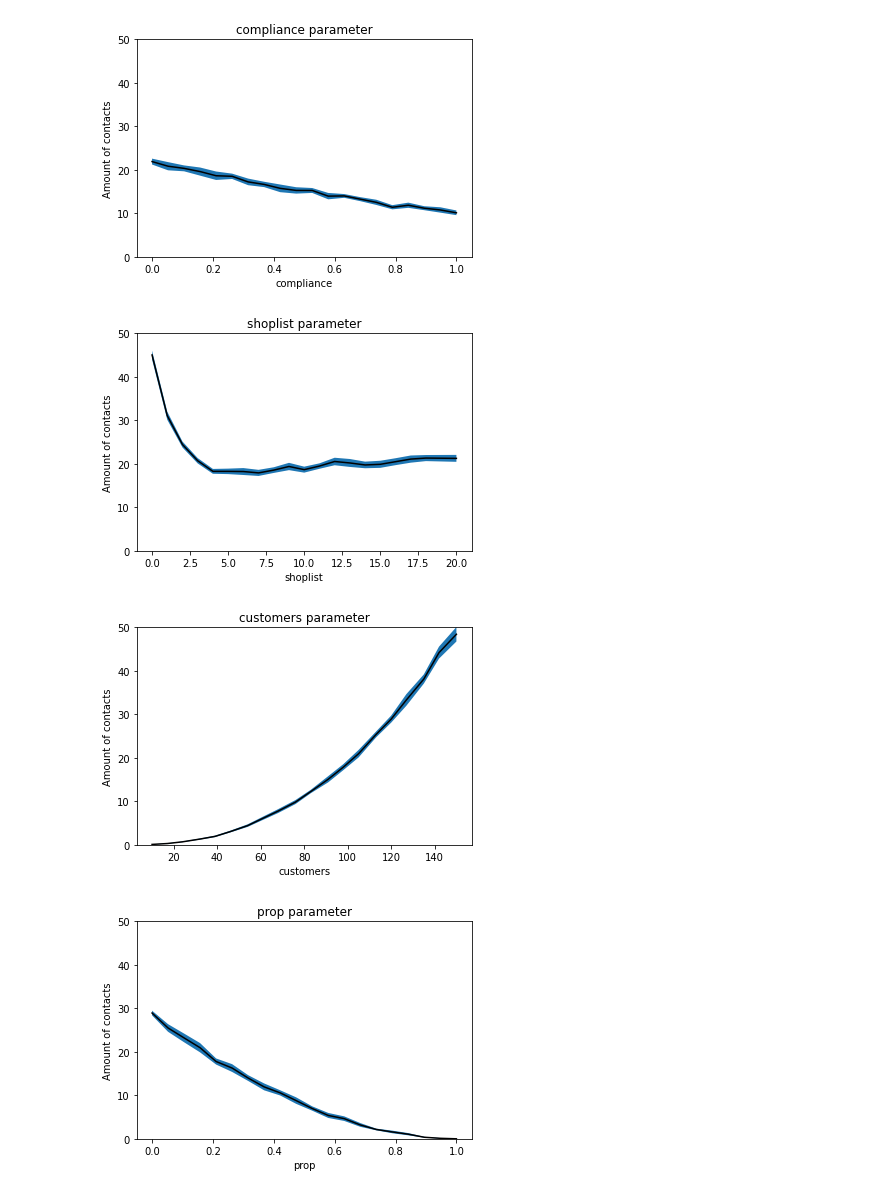
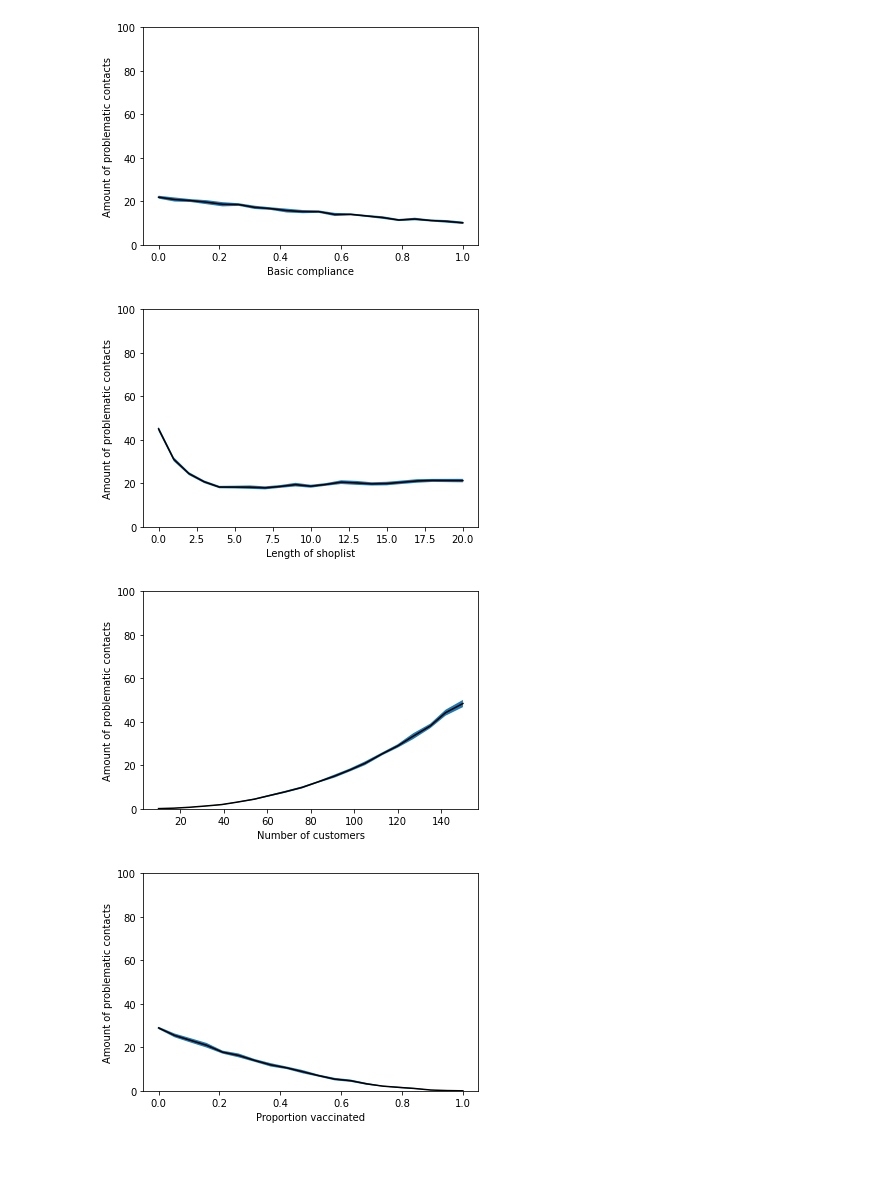
Before and after one commit to sjoerd23/ABM_project, a Jupyter notebook: Analyse SA results.ipynb, the cells around one changed output. Drawn from its saved outputs; the diff is of its cells as text; code cells hidden in the pictures; blank space fills up the shorter version.

Commit message:
plots for paper

```diff
--- a/Analyse SA results.ipynb
+++ b/Analyse SA results.ipynb
@@ -35,41 +35,53 @@ def plot_param_var_conf(sampledict, xvar, yvar):
     fig, ax = plt.subplots()
     ax.plot(x, y, c='k')
     ax.fill_between(x, y - err, y + err)
-    plt.title("{} parameter".format(xvar))
-    plt.xlabel(xvar)
-    plt.ylim([0, 50])
+
+    if xvar == "compliance":
+        plt.xlabel("Basic compliance")
+    elif xvar == "shoplist":
+        plt.xlabel("Length of shoplist")
+    elif xvar == "customers":
+        plt.xlabel("Number of customers")
+    elif xvar == "prop":
+        plt.xlabel("Proportion vaccinated")
+    elif xvar == "vision":
+        plt.xlabel("Vision")
+
+    plt.ylim([0, 100])
     plt.ylabel(yvar)
+
+    plt.savefig("./results/OFAT_{}".format(xvar))
 # %%
 
 
 def add_to_dict(key, data):
     if key not in samples:
         samples[key] = [data]
     else:
         samples[key].append(data)
 
 dirs = ["OFAT_basic_compliance", "OFAT_len_shoplist", "OFAT_N_customers", "OFAT_vaccination_prop", "OFAT_vision"]
-path = 'ABM_project/results/'
+path = './results/'
 
 for directory in dirs:
     samples = {}
 
     parameter = ""
 
     for filename in os.listdir(path + directory):
         if filename.endswith(".csv"):
             df = pd.read_csv(os.path.join(path + directory, filename))
             #number_problematic_avg = df['n_problematic_contacts'].iloc[-1]
             number_problematic_avg = sum(df['n_problematic_contacts']) / len(df)
             splitted = filename.split("_")
             parameter = splitted[-3]
             sample = float(splitted[-2])
             #print(splitted, sample)
 
             add_to_dict(sample, number_problematic_avg)
-    plot_param_var_conf(samples, parameter, "Amount of contacts")
+    plot_param_var_conf(samples, parameter, "Amount of problematic contacts")
 # %% [output]
-[figure, old version]
+[figure, new version]
-[figure, old version]
+[figure, new version]
-[figure, old version]
+[figure, new version]
-[figure, old version]
+[figure, new version]
```
Also changed, not shown: parts of 1 cell of this notebook.
